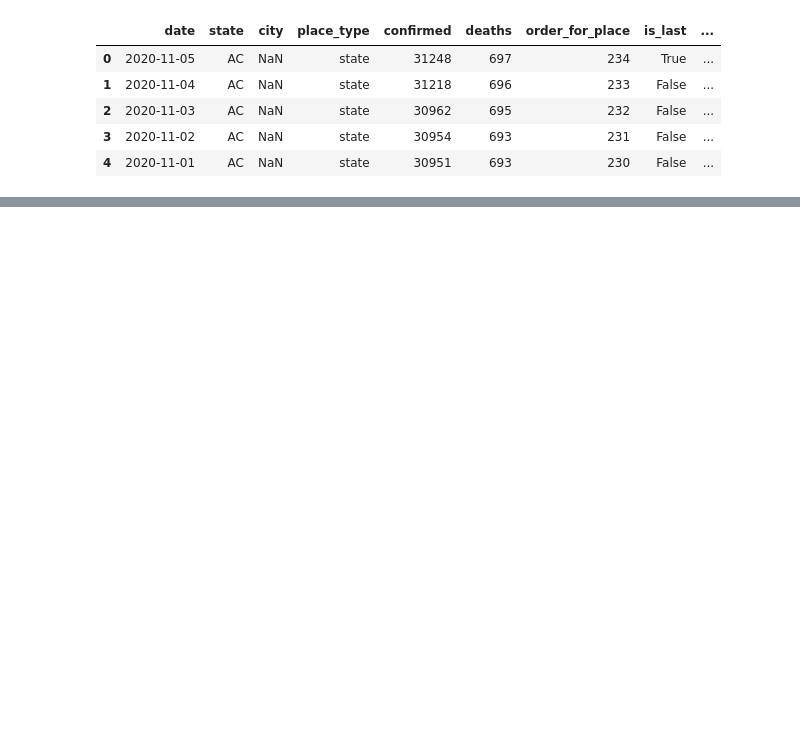
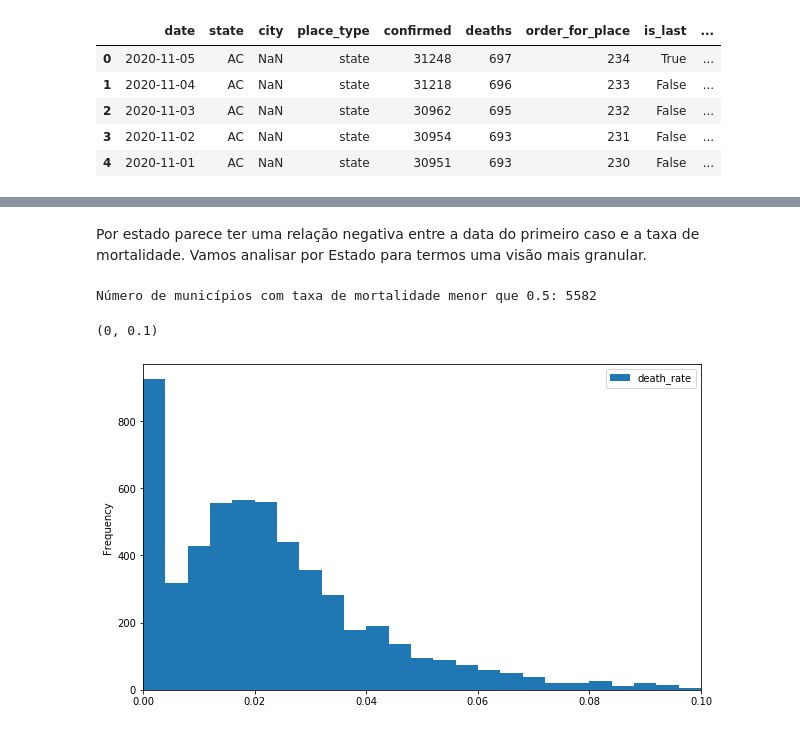
Before and after one commit to paulo-smcs/projetos_bootcamp_alura, a Jupyter notebook: Mod1/modulo1.ipynb, the cells around one changed output, grey strips where cells are left out. Saved outputs shown, nothing was run; the diff lists cells and outputs as text; code cells hidden in the pictures; blank space fills up the shorter version.

```diff
--- a/Mod1/modulo1.ipynb
+++ b/Mod1/modulo1.ipynb
@@ -79,0 +82,17 @@ df_first_case
+# %% [markdown]
+<p>Por estado parece ter uma relação negativa entre a data do primeiro caso e a taxa de mortalidade. Vamos analisar por Estado para termos uma visão mais granular.</p>
+# %%
+#Death rate by city
+
+df_death_rate_city=df[(df.state_line!=1) & (df.is_last==True)][['city_ibge_code','city','death_rate','order_for_place']]
+
+df_death_rate_city=df_death_rate_city[df_death_rate_city.death_rate<0.5]
+
+print(f'Número de municípios com taxa de mortalidade menor que 0.5: {len(df_death_rate_city)}')
+
+ax_3=df_death_rate_city.plot(y='death_rate',kind='hist',bins=100,figsize=(10,6))
+ax_3.set_xlim(0,0.1)
+# %% [output]
+Número de municípios com taxa de mortalidade menor que 0.5: 5582
+(0, 0.1)
+[figure, added]
```
Also changed, not shown: parts of 9 cells of this notebook.
